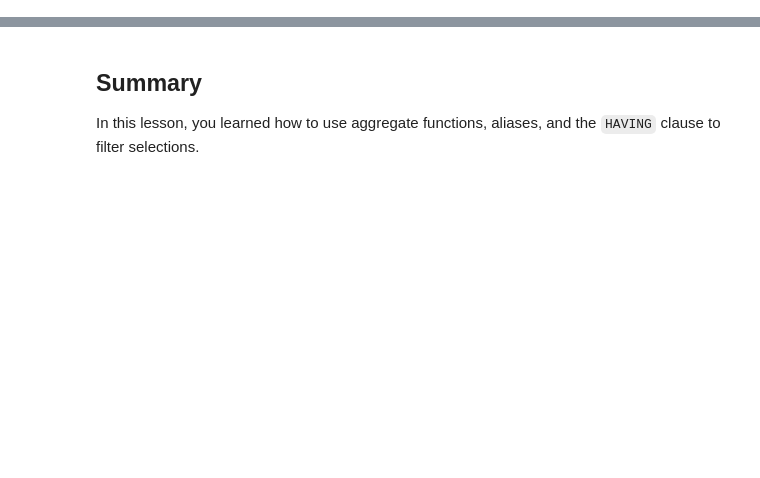
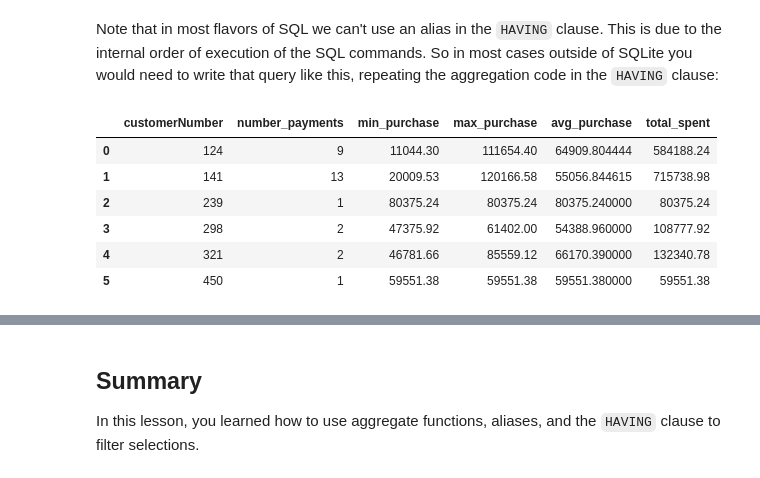
Before and after one commit to learn-co-curriculum/dsc-grouping-data-with-sql, a Jupyter notebook: index.ipynb, the cells around one changed output, grey strips where cells are left out. Cells and saved outputs as stored; diff of their text form; code cells hidden in the pictures; blank space fills up the shorter version.

```diff
--- a/index.ipynb
+++ b/index.ipynb
@@ -164,0 +244,25 @@ df.head()
+# %% [markdown]
+Note that in most flavors of SQL we can't use an alias in the `HAVING` clause. This is due to the internal order of execution of the SQL commands. So in most cases outside of SQLite you would need to write that query like this, repeating the aggregation code in the `HAVING` clause:
+# %%
+q = """
+SELECT
+    customerNumber,
+    COUNT(*) AS number_payments,
+    MIN(amount) AS min_purchase,
+    MAX(amount) AS max_purchase,
+    AVG(amount) AS avg_purchase,
+    SUM(amount) AS total_spent
+FROM payments
+GROUP BY customerNumber
+HAVING AVG(amount) > 50000
+;
+"""
+pd.read_sql(q, conn)
+# %% [output]
+|  | customerNumber | number_payments | min_purchase | max_purchase | avg_purchase | total_spent |
+| 0 | 124 | 9 | 11044.30 | 111654.40 | 64909.804444 | 584188.24 |
+| 1 | 141 | 13 | 20009.53 | 120166.58 | 55056.844615 | 715738.98 |
+| 2 | 239 | 1 | 80375.24 | 80375.24 | 80375.240000 | 80375.24 |
+| 3 | 298 | 2 | 47375.92 | 61402.00 | 54388.960000 | 108777.92 |
+| 4 | 321 | 2 | 46781.66 | 85559.12 | 66170.390000 | 132340.78 |
+| 5 | 450 | 1 | 59551.38 | 59551.38 | 59551.380000 | 59551.38 |
```
Also changed, not shown: parts of 38 cells of this notebook, 1 other file.
